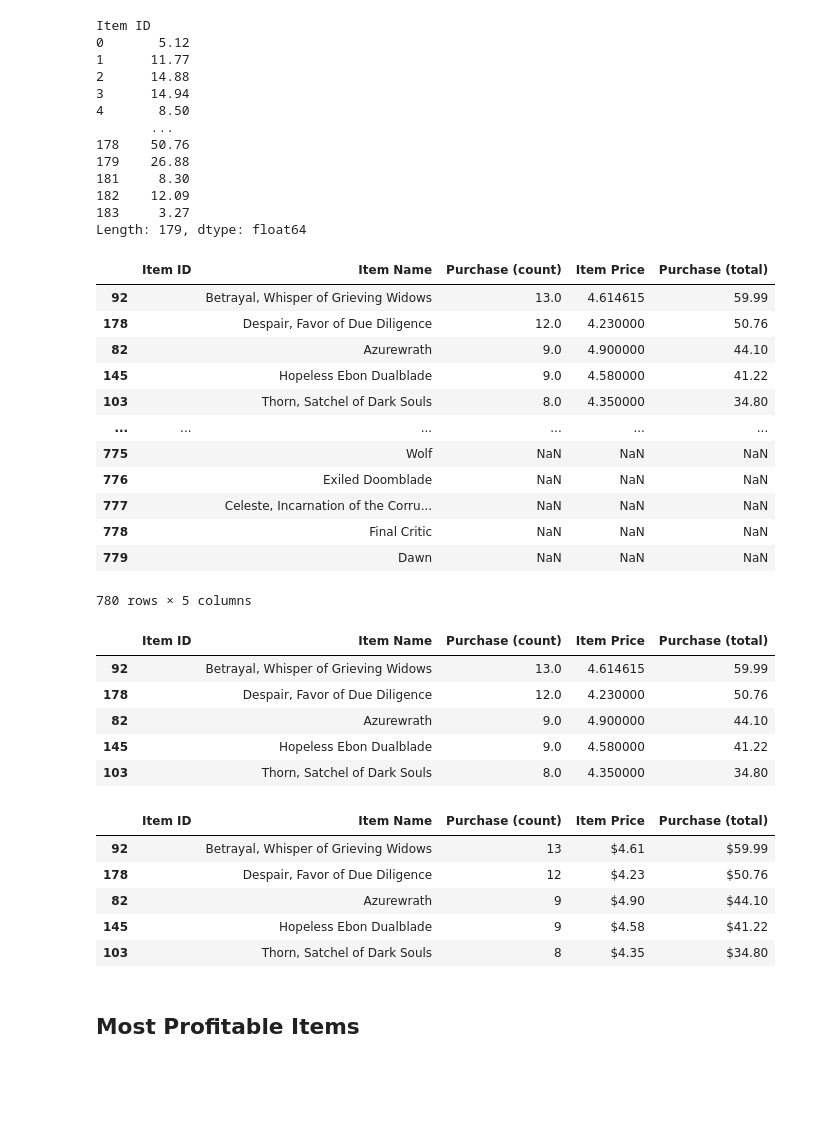
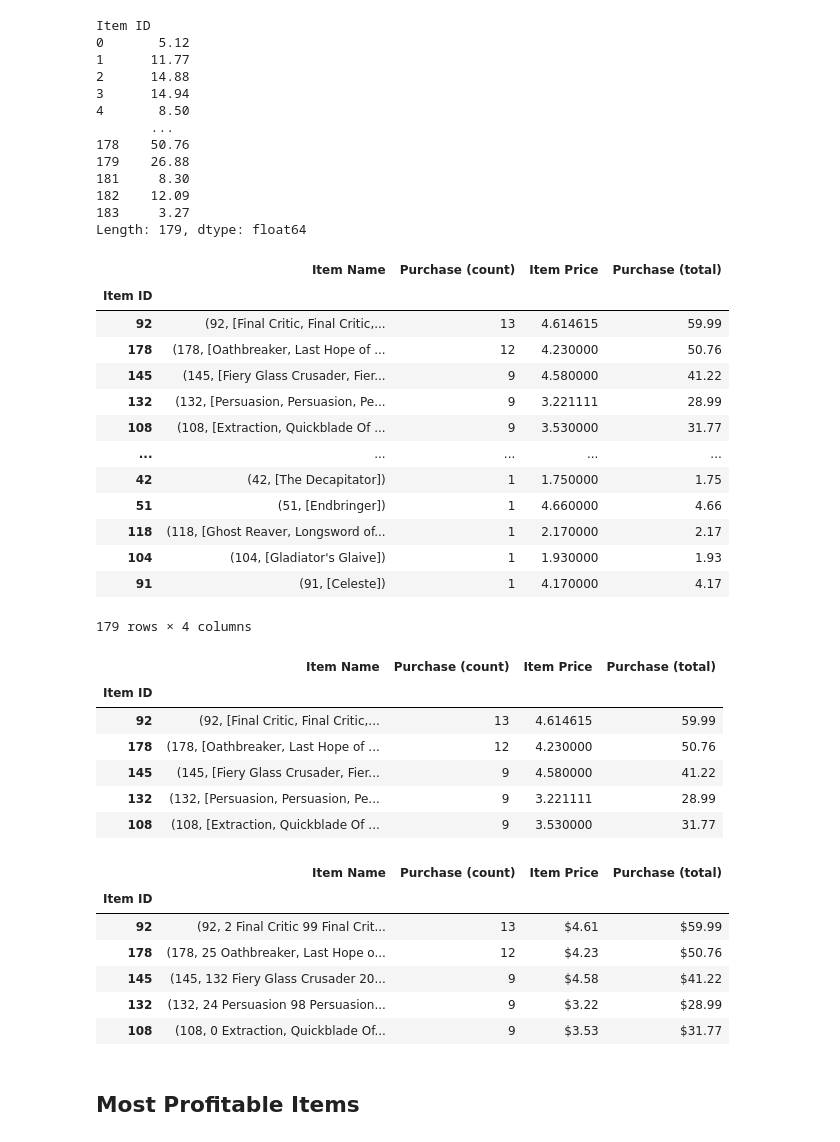
Before and after one commit to dianemarie-public/Online-Purchase-Analysis, a Jupyter notebook: HeroesOfPymoli/HeroesOfPymoli.ipynb, the cells around one changed output. Cells and saved outputs as stored; diff of their text form; code cells hidden in the pictures; blank space fills up the shorter version.

```diff
--- a/HeroesOfPymoli/HeroesOfPymoli.ipynb
+++ b/HeroesOfPymoli/HeroesOfPymoli.ipynb
@@ -691,2 +702,4 @@ item_id = purchase_data["Item ID"]
 # %%
-item_name = purchase_data["Item Name"]
+item_name = item_group["Item Name"]
+item_name = item_name
+item_name
@@ -748,41 +763,42 @@ Length: 179, dtype: float64
 # %%
 # Create DataFrame for players_df
 items_df = pd.DataFrame({
-    "Item ID": " ",
     "Item Name": item_name,
     "Purchase (count)": purchase_count,
     "Item Price": item_price,
     "Purchase (total)": total_revenue,
 })
 
-# Sort from most to least
-items_df = items_df.sort_values("Purchase (total)", ascending=False)
+# # Sort from most to least
+items_df = items_df.sort_values("Purchase (count)", ascending=False)
 items_df
 # %% [output]
-|  | Item ID | Item Name | Purchase (count) | Item Price | Purchase (total) |
-| 92 |  | Betrayal, Whisper of Grieving Widows | 13.0 | 4.614615 | 59.99 |
-| 178 |  | Despair, Favor of Due Diligence | 12.0 | 4.230000 | 50.76 |
-| 82 |  | Azurewrath | 9.0 | 4.900000 | 44.10 |
-| 145 |  | Hopeless Ebon Dualblade | 9.0 | 4.580000 | 41.22 |
-| 103 |  | Thorn, Satchel of Dark Souls | 8.0 | 4.350000 | 34.80 |
-| ... | ... | ... | ... | ... | ... |
-| 775 |  | Wolf | NaN | NaN | NaN |
-| 776 |  | Exiled Doomblade | NaN | NaN | NaN |
-| 777 |  | Celeste, Incarnation of the Corru... | NaN | NaN | NaN |
-| 778 |  | Final Critic | NaN | NaN | NaN |
-| 779 |  | Dawn | NaN | NaN | NaN |
+|  | Item Name | Purchase (count) | Item Price | Purchase (total) |
+| Item ID |  |  |  |  |
+| 92 | (92, [Final Critic, Final Critic,... | 13 | 4.614615 | 59.99 |
+| 178 | (178, [Oathbreaker, Last Hope of ... | 12 | 4.230000 | 50.76 |
+| 145 | (145, [Fiery Glass Crusader, Fier... | 9 | 4.580000 | 41.22 |
+| 132 | (132, [Persuasion, Persuasion, Pe... | 9 | 3.221111 | 28.99 |
+| 108 | (108, [Extraction, Quickblade Of ... | 9 | 3.530000 | 31.77 |
+| ... | ... | ... | ... | ... |
+| 42 | (42, [The Decapitator]) | 1 | 1.750000 | 1.75 |
+| 51 | (51, [Endbringer]) | 1 | 4.660000 | 4.66 |
+| 118 | (118, [Ghost Reaver, Longsword of... | 1 | 2.170000 | 2.17 |
+| 104 | (104, [Gladiator's Glaive]) | 1 | 1.930000 | 1.93 |
+| 91 | (91, [Celeste]) | 1 | 4.170000 | 4.17 |
-780 rows × 5 columns
+179 rows × 4 columns
 # %%
 # Top 5 players by purchase total
 top_5 = items_df.head(5)
 top_5
 # %% [output]
-|  | Item ID | Item Name | Purchase (count) | Item Price | Purchase (total) |
-| 92 |  | Betrayal, Whisper of Grieving Widows | 13.0 | 4.614615 | 59.99 |
-| 178 |  | Despair, Favor of Due Diligence | 12.0 | 4.230000 | 50.76 |
-| 82 |  | Azurewrath | 9.0 | 4.900000 | 44.10 |
-| 145 |  | Hopeless Ebon Dualblade | 9.0 | 4.580000 | 41.22 |
-| 103 |  | Thorn, Satchel of Dark Souls | 8.0 | 4.350000 | 34.80 |
+|  | Item Name | Purchase (count) | Item Price | Purchase (total) |
+| Item ID |  |  |  |  |
+| 92 | (92, [Final Critic, Final Critic,... | 13 | 4.614615 | 59.99 |
+| 178 | (178, [Oathbreaker, Last Hope of ... | 12 | 4.230000 | 50.76 |
+| 145 | (145, [Fiery Glass Crusader, Fier... | 9 | 4.580000 | 41.22 |
+| 132 | (132, [Persuasion, Persuasion, Pe... | 9 | 3.221111 | 28.99 |
+| 108 | (108, [Extraction, Quickblade Of ... | 9 | 3.530000 | 31.77 |
 # %%
 # Format columns to currency
 top_5.style.format({
@@ -790,13 +806,15 @@ top_5.style.format({
     "Item Price":"${:,.2f}",
     "Purchase (total)":"${:,.2f}"
 })
+# Lookup how to make Item Name bold and align the header rows, etc.
 # %% [output]
-|  | Item ID | Item Name | Purchase (count) | Item Price | Purchase (total) |
-| 92 |  | Betrayal, Whisper of Grieving Widows | 13 | $4.61 | $59.99 |
-| 178 |  | Despair, Favor of Due Diligence | 12 | $4.23 | $50.76 |
-| 82 |  | Azurewrath | 9 | $4.90 | $44.10 |
-| 145 |  | Hopeless Ebon Dualblade | 9 | $4.58 | $41.22 |
-| 103 |  | Thorn, Satchel of Dark Souls | 8 | $4.35 | $34.80 |
+|  | Item Name | Purchase (count) | Item Price | Purchase (total) |
+| Item ID |  |  |  |  |
+| 92 | (92, 2 Final Critic 99 Final Crit... | 13 | $4.61 | $59.99 |
+| 178 | (178, 25 Oathbreaker, Last Hope o... | 12 | $4.23 | $50.76 |
+| 145 | (145, 132 Fiery Glass Crusader 20... | 9 | $4.58 | $41.22 |
+| 132 | (132, 24 Persuasion 98 Persuasion... | 9 | $3.22 | $28.99 |
+| 108 | (108, 0 Extraction, Quickblade Of... | 9 | $3.53 | $31.77 |
 # %% [markdown]
 ## Most Profitable Items
 # %% [markdown]
```
Also changed, not shown: parts of 3 cells of this notebook.
